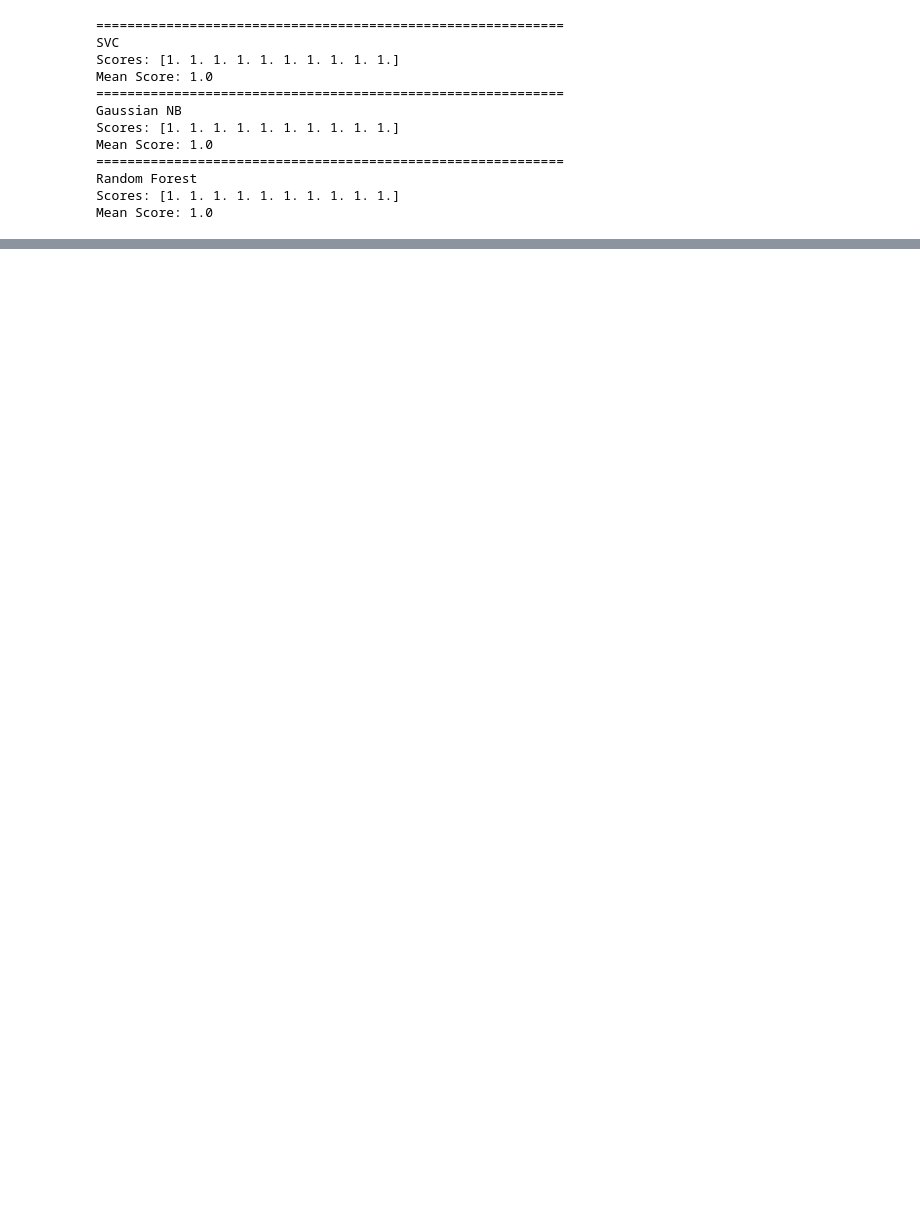
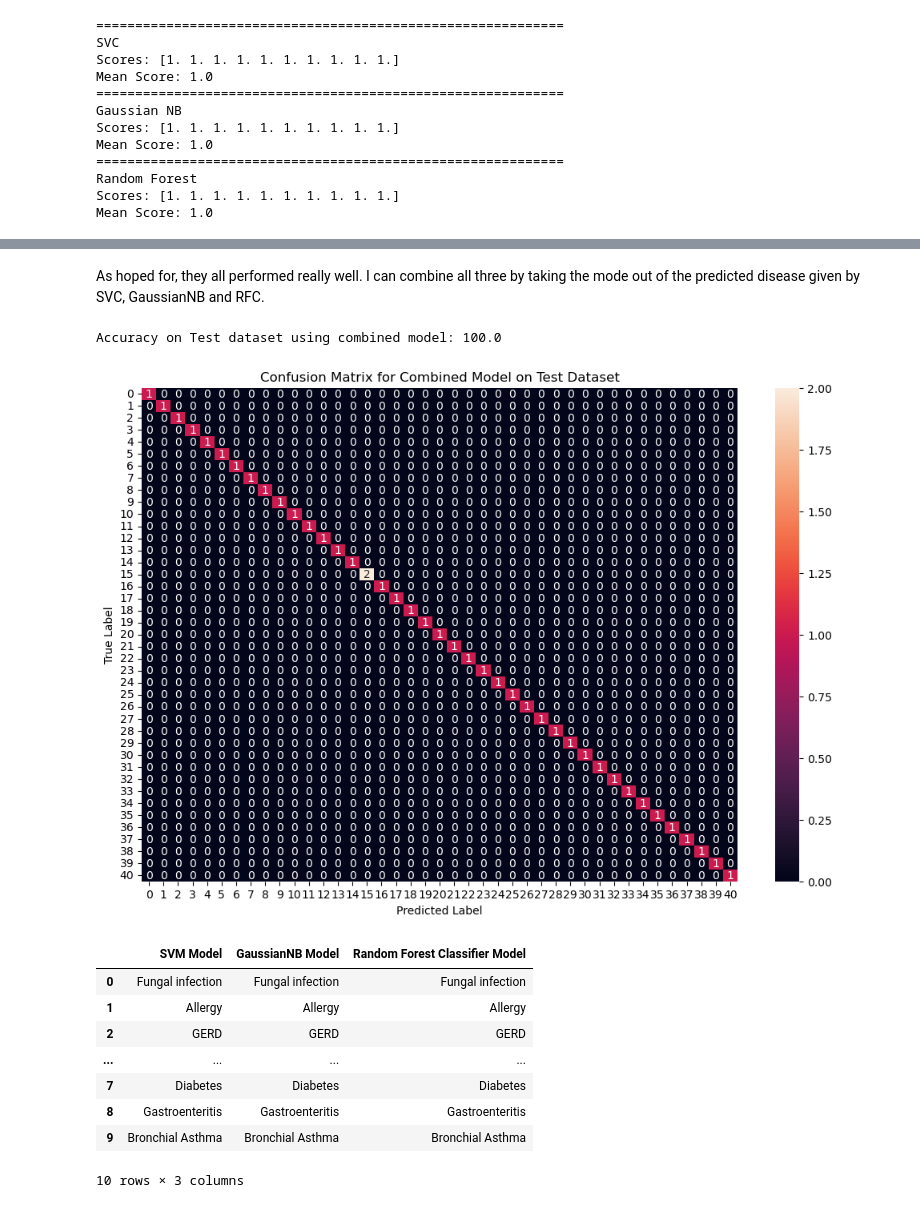
Before and after one commit to ISectionU/Disease-Prediction-Using-ML, a Jupyter notebook: Disease-Prediction-Using-ML.ipynb, the cells around one changed output, grey strips where cells are left out. Saved outputs shown, nothing was run; the diff lists cells and outputs as text; code cells hidden in the pictures; blank space fills up the shorter version.

```diff
--- a/Disease-Prediction-Using-ML.ipynb
+++ b/Disease-Prediction-Using-ML.ipynb
@@ -304,0 +320,61 @@ Accuracy on test data by Random Forest Classifier: 100.0
+# %% [markdown]
+As hoped for, they all performed really well. I can combine all three by taking the mode out of the predicted disease given by SVC, GaussianNB and RFC.
+# %%
+# Initialise empty list to hold the prediction of models
+model_pred = []
+
+# Initialise empty list to hold the labels that models assign
+model_label = []
+
+models = {
+    "SVC":SVC(),
+    "Gaussian NB":GaussianNB(),
+    "Random Forest":RandomForestClassifier(random_state=18)
+}
+
+for model_name in models:
+
+    m = models[model_name]
+    m.fit(X_sym, y_prog)
+    pred = m.predict(X_test_final)
+
+    # To get string labels, I use inverse_transform
+    labels = encoder.inverse_transform(pred)
+
+    model_pred.append(pred)
+    model_label.append(labels)
+
+# I take the modal label value from the three predictions given by the three models as the final disease prediciton
+final_pred_mode = [mode([i,j,k]).mode for i,j,k in zip(models_pred[0],models_pred[1],models_pred[2])]
+
+print(f"Accuracy on Test dataset using combined model: {accuracy_score(y_test_final, final_pred_mode)*100}")
+
+cf_matrix = confusion_matrix(y_test_final, final_pred_mode)
+plt.figure(figsize=(12,8))
+hm = sns.heatmap(cf_matrix, annot = True)
+plt.title("Confusion Matrix for Combined Model on Test Dataset")
+hm.set(xlabel="Predicted Label", ylabel="True Label")
+
+plt.show()
+
+
+# Create a DataFrame to store the individual predictions of each of the three models
+results_df = pd.DataFrame({
+    'SVM Model': model_labels[0],
+    'GaussianNB Model': model_labels[1],
+    'Random Forest Classifier Model': model_labels[2]
+})
+
+results_df.head(10)
+# %% [output]
+Accuracy on Test dataset using combined model: 100.0
+[figure, added]
+|  | SVM Model | GaussianNB Model | Random Forest Classifier Model |
+| 0 | Fungal infection | Fungal infection | Fungal infection |
+| 1 | Allergy | Allergy | Allergy |
+| 2 | GERD | GERD | GERD |
+| ... | ... | ... | ... |
+| 7 | Diabetes | Diabetes | Diabetes |
+| 8 | Gastroenteritis | Gastroenteritis | Gastroenteritis |
+| 9 | Bronchial Asthma | Bronchial Asthma | Bronchial Asthma |
+10 rows × 3 columns
```
Also changed, not shown: parts of 23 cells of this notebook.
